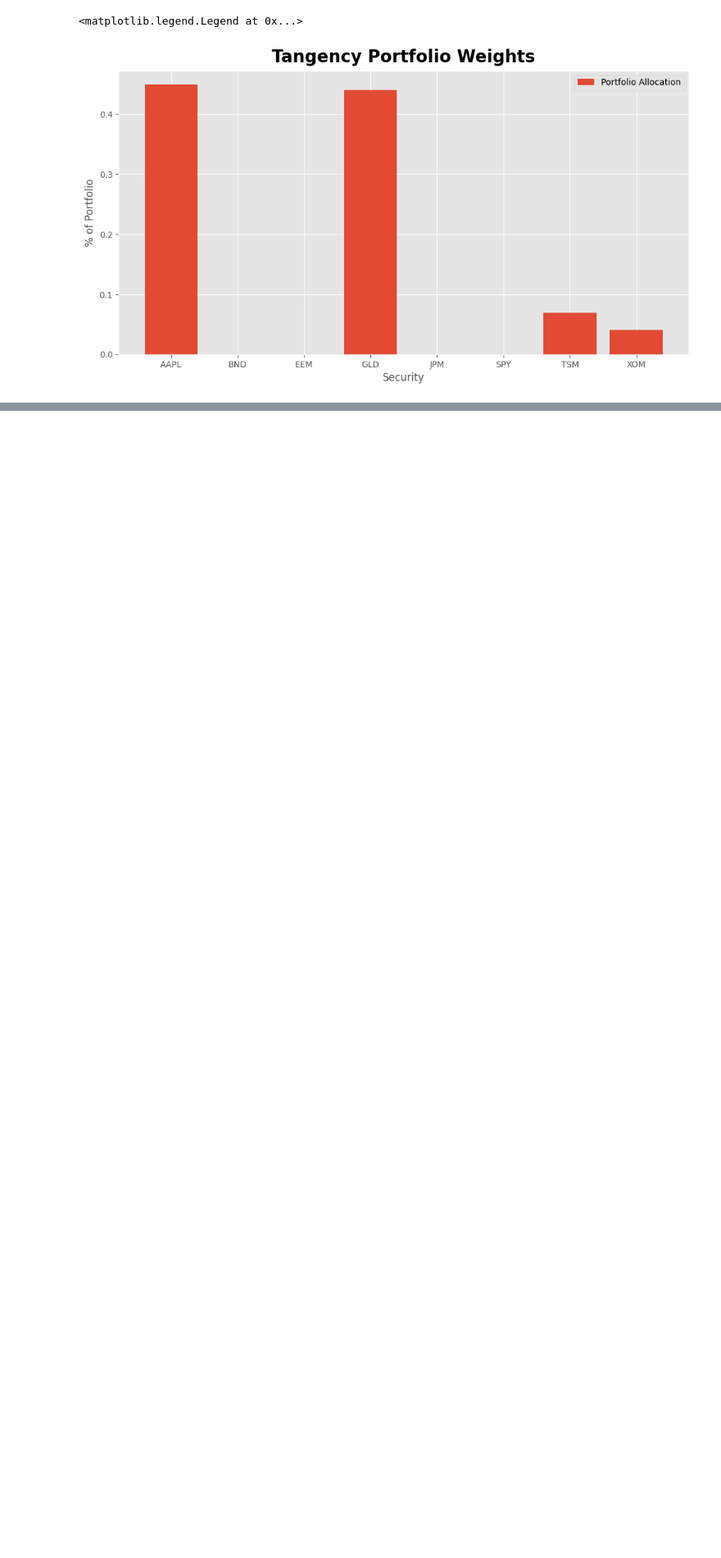
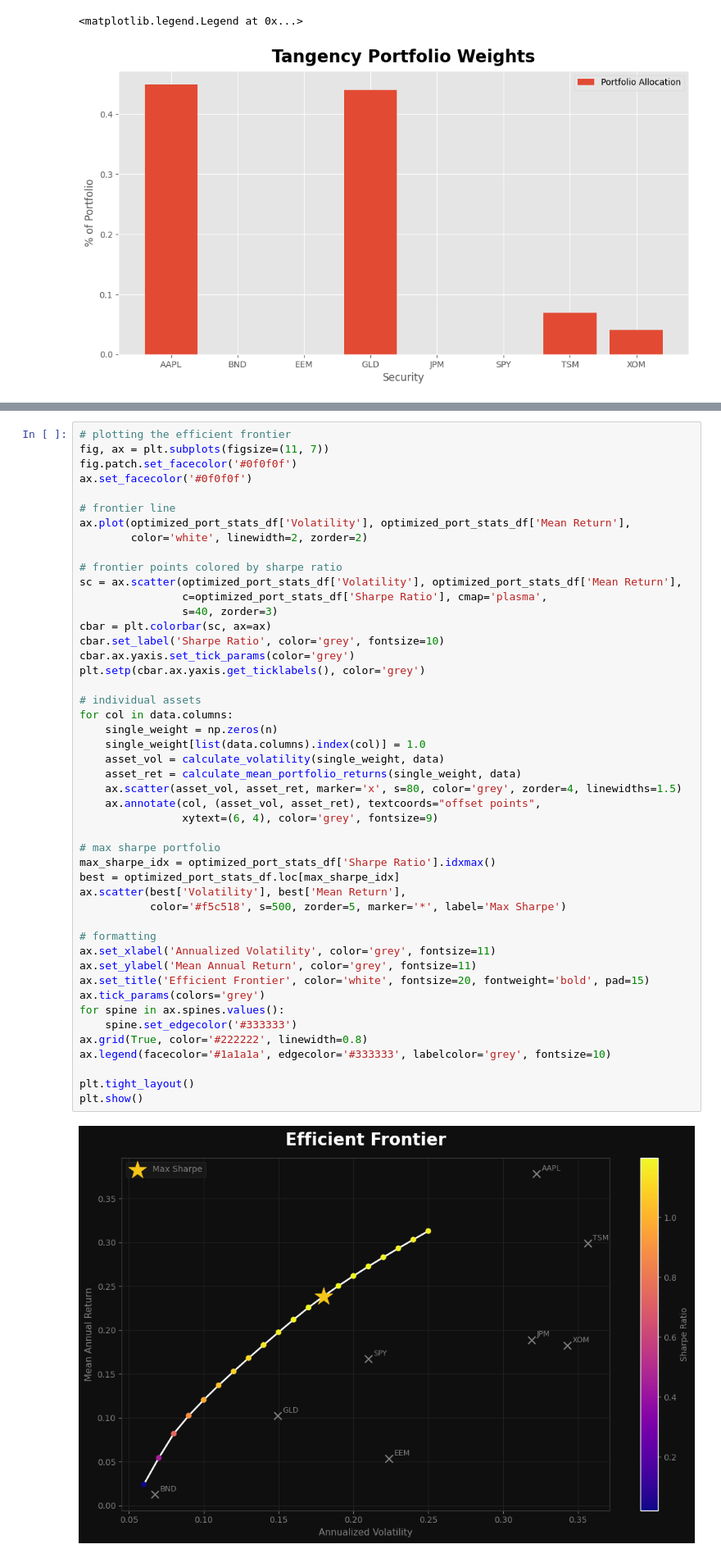
Before and after one commit to szymon-ml/quant-portfolio-analysis, a Jupyter notebook: notebooks/02_importing_data.ipynb, the cells around one changed output, grey strips where cells are left out. Shown at 82% size. Cells and saved outputs as stored; diff of their text form; blank space fills up the shorter version.

```diff
--- a/notebooks/02_importing_data.ipynb
+++ b/notebooks/02_importing_data.ipynb
@@ -1005,0 +1274,49 @@ array([<Axes: xlabel='Date'>, <Axes: xlabel='Date'>,
+# %%
+# plotting the efficient frontier
+fig, ax = plt.subplots(figsize=(11, 7))
+fig.patch.set_facecolor('#0f0f0f')
+ax.set_facecolor('#0f0f0f')
+
+# frontier line
+ax.plot(optimized_port_stats_df['Volatility'], optimized_port_stats_df['Mean Return'],
+        color='white', linewidth=2, zorder=2)
+
+# frontier points colored by sharpe ratio
+sc = ax.scatter(optimized_port_stats_df['Volatility'], optimized_port_stats_df['Mean Return'],
+                c=optimized_port_stats_df['Sharpe Ratio'], cmap='plasma',
+                s=40, zorder=3)
+cbar = plt.colorbar(sc, ax=ax)
+cbar.set_label('Sharpe Ratio', color='grey', fontsize=10)
+cbar.ax.yaxis.set_tick_params(color='grey')
+plt.setp(cbar.ax.yaxis.get_ticklabels(), color='grey')
+
+# individual assets
+for col in data.columns:
+    single_weight = np.zeros(n)
+    single_weight[list(data.columns).index(col)] = 1.0
+    asset_vol = calculate_volatility(single_weight, data)
+    asset_ret = calculate_mean_portfolio_returns(single_weight, data)
+    ax.scatter(asset_vol, asset_ret, marker='x', s=80, color='grey', zorder=4, linewidths=1.5)
+    ax.annotate(col, (asset_vol, asset_ret), textcoords="offset points",
+                xytext=(6, 4), color='grey', fontsize=9)
+
+# max sharpe portfolio
+max_sharpe_idx = optimized_port_stats_df['Sharpe Ratio'].idxmax()
+best = optimized_port_stats_df.loc[max_sharpe_idx]
+ax.scatter(best['Volatility'], best['Mean Return'],
+           color='#f5c518', s=500, zorder=5, marker='*', label='Max Sharpe')
+
+# formatting
+ax.set_xlabel('Annualized Volatility', color='grey', fontsize=11)
+ax.set_ylabel('Mean Annual Return', color='grey', fontsize=11)
+ax.set_title('Efficient Frontier', color='white', fontsize=20, fontweight='bold', pad=15)
+ax.tick_params(colors='grey')
+for spine in ax.spines.values():
+    spine.set_edgecolor('#333333')
+ax.grid(True, color='#222222', linewidth=0.8)
+ax.legend(facecolor='#1a1a1a', edgecolor='#333333', labelcolor='grey', fontsize=10)
+
+plt.tight_layout()
+plt.show()
+# %% [output]
+[figure, added]
```
Also changed, not shown: parts of 81 cells of this notebook.
